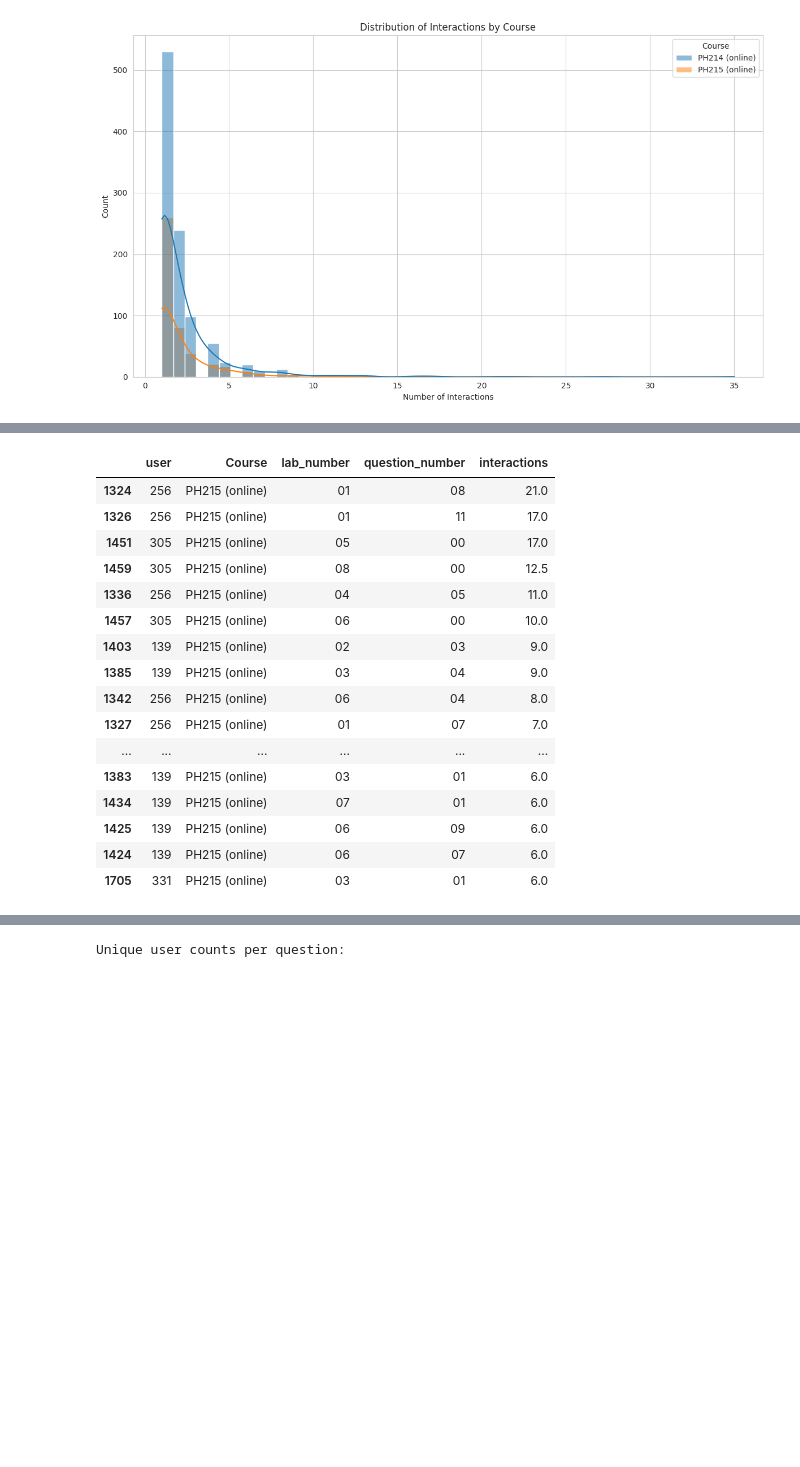
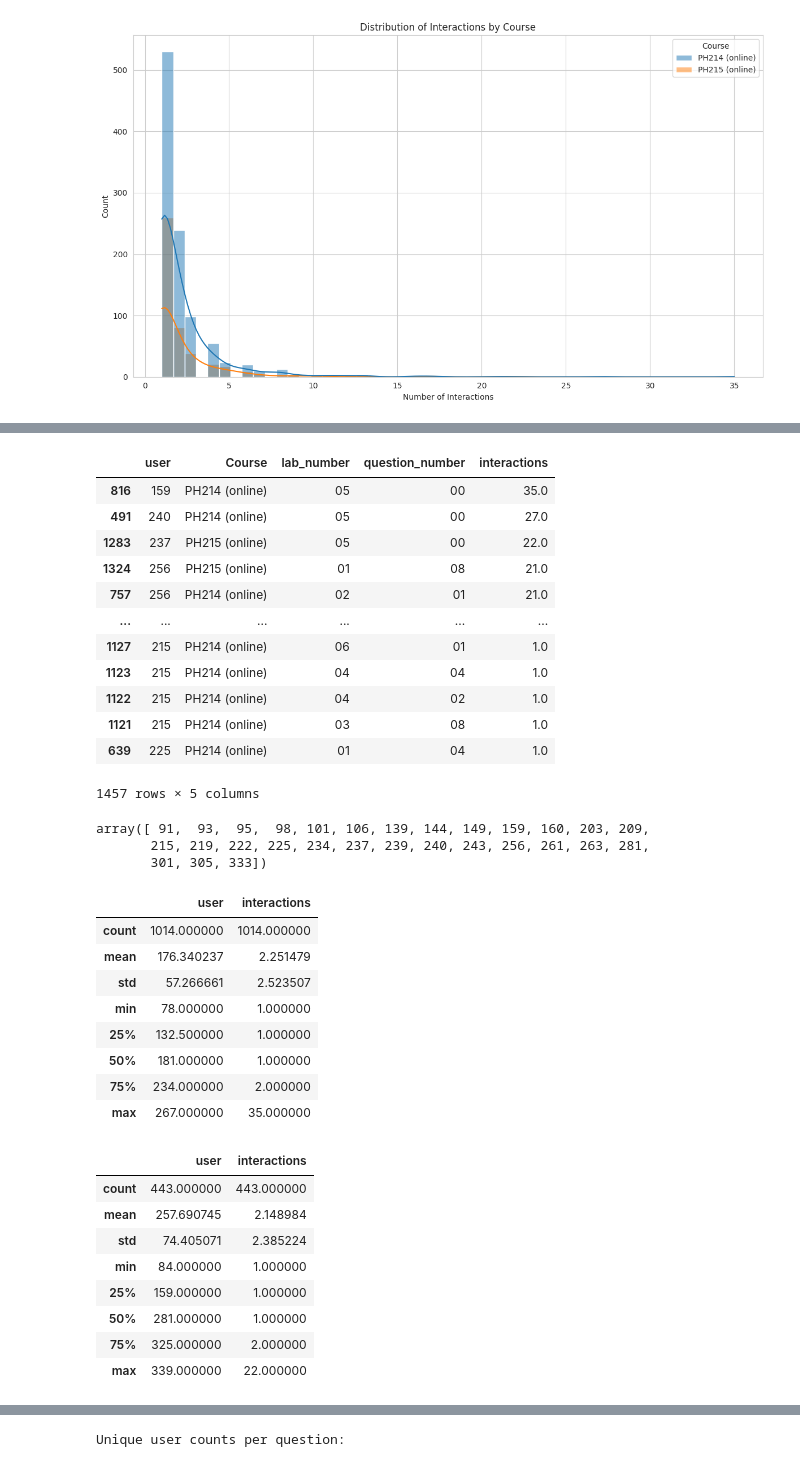
Before and after one commit to PeaceAndLongLife/Analysis-Colab, a Jupyter notebook: notebooks/Data_transcript_statistics.ipynb, the cells around one changed output, grey strips where cells are left out. Drawn from its saved outputs; the diff is of its cells as text; code cells hidden in the pictures; blank space fills up the shorter version.

```diff
--- a/notebooks/Data_transcript_statistics.ipynb
+++ b/notebooks/Data_transcript_statistics.ipynb
@@ -399,58 +435,83 @@ plt.show()
 # %%
-# @title Make Groups
-Course_name = "PH215 (online)" # @param ["PH214 (online)","PH215 (online)"] {"allow-input":true}
+# @title Make Groups {"form-width":"20%"}
+# Course_name = "PH214 (online)" # @param ["PH214 (online)","PH215 (online)"] {"allow-input":true}
+df_course = unexploded_df
 
-df_course = unexploded_df[unexploded_df['Course'] == Course_name]
+# df_course = unexploded_df[unexploded_df['Course'] == Course_name]
 
 # # x>40
 # group4 = df_course[(df_course['interactions']>20)][['user', 'Course', 'lab_number', 'question_number', 'interactions']].sort_values(by=['interactions'], ascending=False)
 # print(f"above 20 interactions. count: {len(group4)}")
 # display(group4)
 
 
 # print("----\n\n")
 # # 20<=x<40
 # group3 = df_course[(df_course['interactions']<=20) & (df_course['interactions']>9)][['user', 'Course', 'lab_number', 'question_number', 'interactions']].sort_values(by=['interactions'], ascending=False)
 # print(f"Between 9 and 20 interactions. count: {len(group3)}")
 # display(group3)
 
 # print("----\n\n")
 # # 2<x<=19
 # group2 = df_course[(df_course['interactions']<=9) & (df_course['interactions']>5)][['user', 'Course', 'lab_number', 'question_number', 'interactions']].sort_values(by=['interactions'], ascending=False)
 # print(f"Between 5 and 9 interactions. count: {len(group2)}")
 # display(group2)
 
 # print("----\n\n")
 # # 2<x<=6
 # group5 = df_course[(df_course['interactions']<=5) & (df_course['interactions']>2)][['user', 'Course', 'lab_number', 'question_number', 'interactions']].sort_values(by=['interactions'], ascending=False)
 # print(f"Between 2 and 5 interactions. count: {len(group5)}")
 # display(group5)
 
 # print("----\n\n")
 # # 2>=x
 # group1 = df_course[df_course['interactions']<=2][['user','Course', 'lab_number', 'question_number', 'interactions']].sort_values(by=['interactions'], ascending=False)
 # print(f"Less than 12 interactions. count: {len(group1)}")
 # display(group1)
 
-display(df_course[(df_course['user'].isin([256,139,331,305,159])) & (df_course['interactions']>=6)][['user', 'Course', 'lab_number', 'question_number', 'interactions']].sort_values(by=['interactions'], ascending=False))
+display(df_course[(df_course['interactions']>=1)][['user', 'Course', 'lab_number', 'question_number', 'interactions']].sort_values(by=['interactions'], ascending=False))
+# display(df_course[(df_course['user'].isin([139,256,159,203,245,160,331,237,149,252,181])) & (df_course['interactions']>=6)][['user', 'Course', 'lab_number', 'question_number', 'interactions']].sort_values(by=['interactions'], ascending=False))
+# display(df_course[(df_course['interactions']>=7)]['interactions'])
+# display(df_course[(df_course['interactions']>=1)]['interactions'].describe())
+display(df_course[(df_course['interactions']>=7)]['user'].sort_values().unique())
+display(df_course[df_course['Course'] == 'PH214 (online)'].describe())
+display(df_course[df_course['Course'] == 'PH215 (online)'].describe())
+# display(df_course['interactions'].describe())
 # %% [output]
 |  | user | Course | lab_number | question_number | interactions |
+| 816 | 159 | PH214 (online) | 05 | 00 | 35.0 |
+| 491 | 240 | PH214 (online) | 05 | 00 | 27.0 |
+| 1283 | 237 | PH215 (online) | 05 | 00 | 22.0 |
 | 1324 | 256 | PH215 (online) | 01 | 08 | 21.0 |
-| 1326 | 256 | PH215 (online) | 01 | 11 | 17.0 |
-| 1451 | 305 | PH215 (online) | 05 | 00 | 17.0 |
-| 1459 | 305 | PH215 (online) | 08 | 00 | 12.5 |
-| 1336 | 256 | PH215 (online) | 04 | 05 | 11.0 |
-| 1457 | 305 | PH215 (online) | 06 | 00 | 10.0 |
-| 1403 | 139 | PH215 (online) | 02 | 03 | 9.0 |
-| 1385 | 139 | PH215 (online) | 03 | 04 | 9.0 |
-| 1342 | 256 | PH215 (online) | 06 | 04 | 8.0 |
-| 1327 | 256 | PH215 (online) | 01 | 07 | 7.0 |
+| 757 | 256 | PH214 (online) | 02 | 01 | 21.0 |
 | ... | ... | ... | ... | ... | ... |
-| 1383 | 139 | PH215 (online) | 03 | 01 | 6.0 |
-| 1434 | 139 | PH215 (online) | 07 | 01 | 6.0 |
-| 1425 | 139 | PH215 (online) | 06 | 09 | 6.0 |
-| 1424 | 139 | PH215 (online) | 06 | 07 | 6.0 |
-| 1705 | 331 | PH215 (online) | 03 | 01 | 6.0 |
+| 1127 | 215 | PH214 (online) | 06 | 01 | 1.0 |
+| 1123 | 215 | PH214 (online) | 04 | 04 | 1.0 |
+| 1122 | 215 | PH214 (online) | 04 | 02 | 1.0 |
+| 1121 | 215 | PH214 (online) | 03 | 08 | 1.0 |
+| 639 | 225 | PH214 (online) | 01 | 04 | 1.0 |
+1457 rows × 5 columns
+array([ 91,  93,  95,  98, 101, 106, 139, 144, 149, 159, 160, 203, 209,
+       215, 219, 222, 225, 234, 237, 239, 240, 243, 256, 261, 263, 281,
+       301, 305, 333])
+|  | user | interactions |
+| count | 1014.000000 | 1014.000000 |
+| mean | 176.340237 | 2.251479 |
+| std | 57.266661 | 2.523507 |
+| min | 78.000000 | 1.000000 |
+| 25% | 132.500000 | 1.000000 |
+| 50% | 181.000000 | 1.000000 |
+| 75% | 234.000000 | 2.000000 |
+| max | 267.000000 | 35.000000 |
+|  | user | interactions |
+| count | 443.000000 | 443.000000 |
+| mean | 257.690745 | 2.148984 |
+| std | 74.405071 | 2.385224 |
+| min | 84.000000 | 1.000000 |
+| 25% | 159.000000 | 1.000000 |
+| 50% | 281.000000 | 1.000000 |
+| 75% | 325.000000 | 2.000000 |
+| max | 339.000000 | 22.000000 |
 # %%
 
 # @title export md to Drive {"form-width":"20%"}
```
Also changed, not shown: parts of 26 cells of this notebook.
